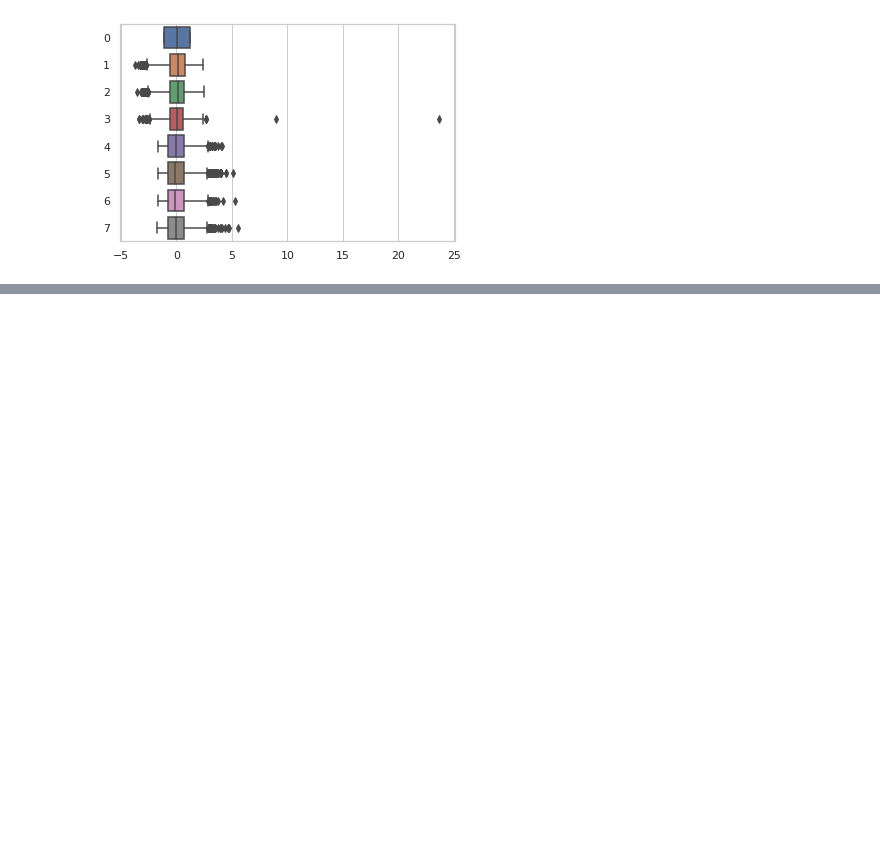
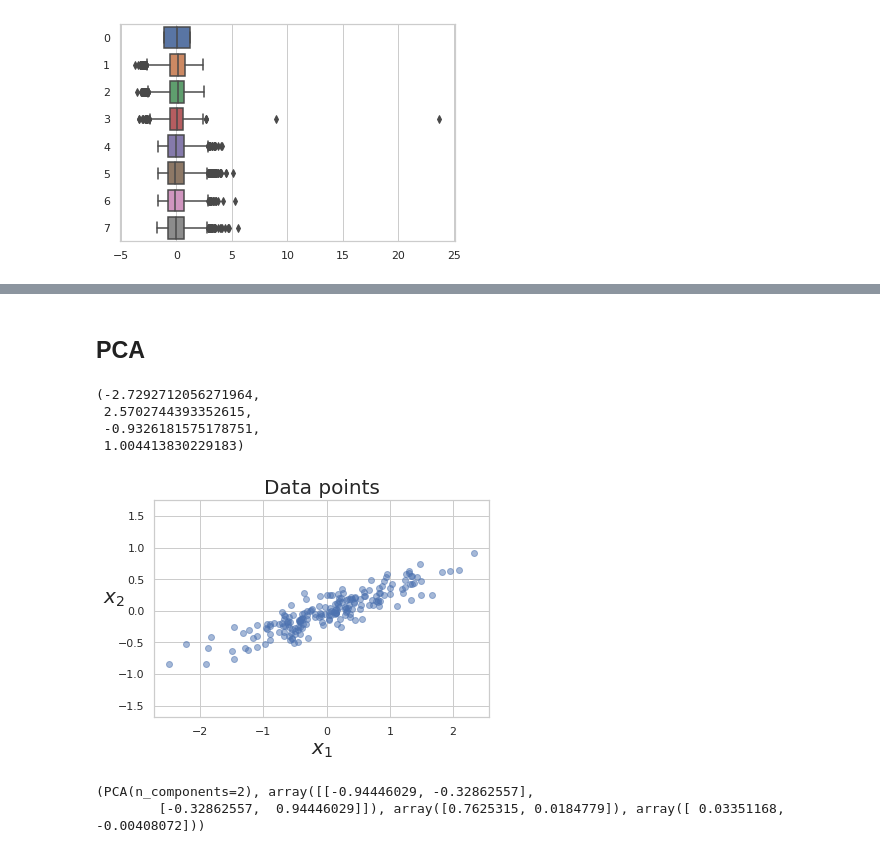
Before and after one commit to sidisha17/TestRepo, a Jupyter notebook: Data_preprocessing.ipynb, the cells around one changed output, grey strips where cells are left out. Drawn from its saved outputs; the diff is of its cells as text; code cells hidden in the pictures; blank space fills up the shorter version.

Commit message:
Data Preprocessing

```diff
--- a/Data_preprocessing.ipynb
+++ b/Data_preprocessing.ipynb
@@ -316,0 +754,34 @@ sns.boxplot(data = x_new, orient = "h")     #mean = 0 and std = 1
+# %% [markdown]
+## PCA
+# %%
+#[Generate synthetic dataset]
+rand = np.random.RandomState(1)
+X = np.dot(rand.rand(2, 2), rand.randn(2, 200)).T
+
+plt.figure()
+plt.title('Data points', size = 20)
+
+# set x and y labels
+plt.xlabel('$x_1$', size=20)
+plt.ylabel('$x_2$', size=20, rotation = 0)
+
+# plot the data points
+plt.scatter(X[:, 0], X[:, 1], alpha=0.5)
+plt.axis('equal')
+# %% [output]
+(-2.7292712056271964,
+ 2.5702744393352615,
+ -0.9326181575178751,
+ 1.004413830229183)
+[figure, added]
+# %%
+from sklearn.decomposition import PCA
+pca = PCA(n_components=2)
+pca.fit(X),pca.components_,pca.explained_variance_,pca.mean_
+
+# pca.explained_variance_:  array([0.7625315, 0.0184779]) i.e. first component
+# captures 76% variance and the second component captures 1.8% variance
+# first pc always in the direction of the first eigen-vector and captures max variance
+# %% [output]
+(PCA(n_components=2), array([[-0.94446029, -0.32862557],
+        [-0.32862557,  0.94446029]]), array([0.7625315, 0.0184779]), array([ 0.03351168, -0.00408072]))
```
Also changed, not shown: parts of 80 cells of this notebook.
